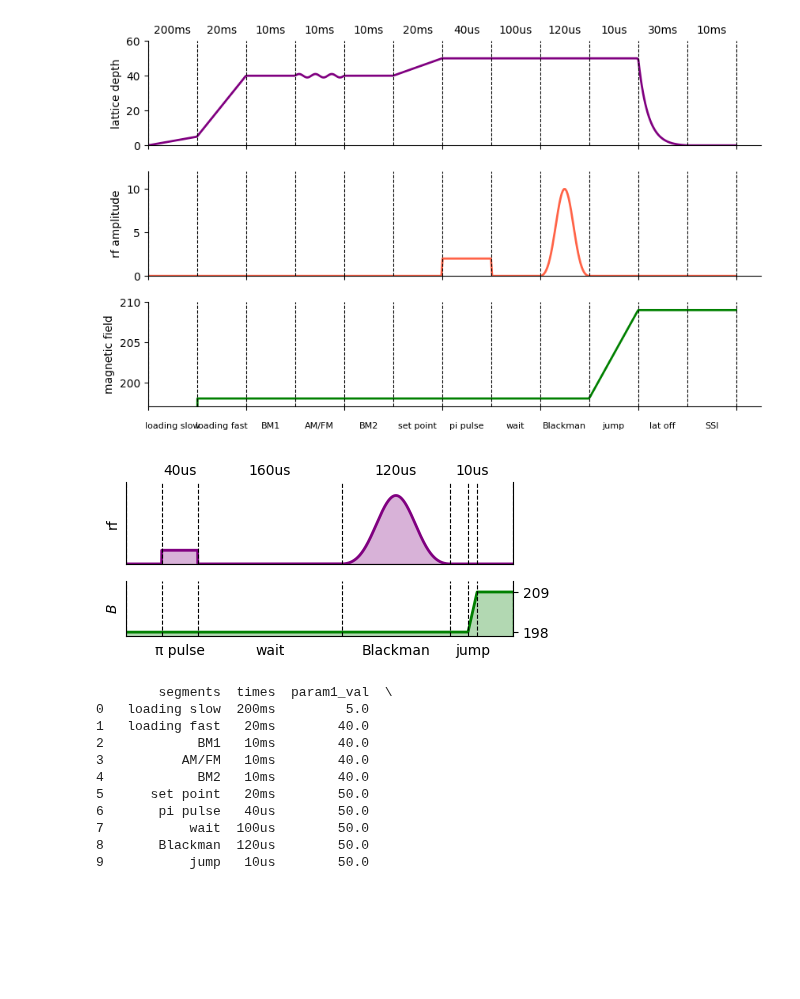
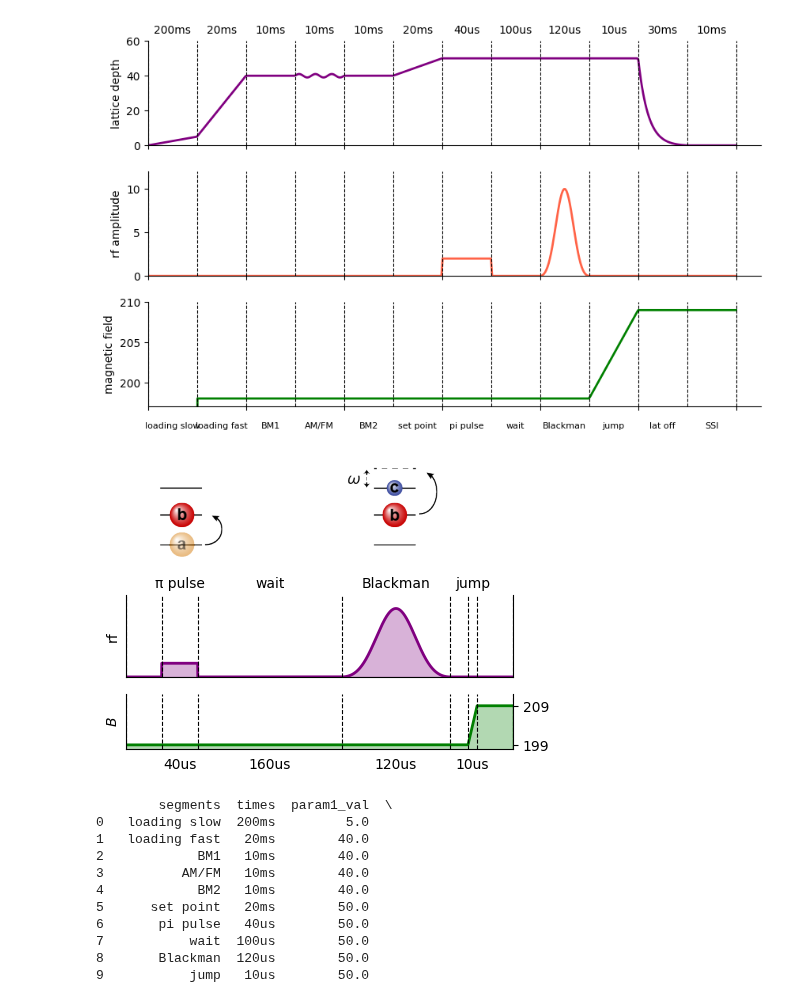
Before and after one commit to colinjdale/ChiPyLab, a Jupyter notebook: examples/plot_exp_sequence.ipynb, the cells around one changed output. Saved outputs shown, nothing was run; the diff lists cells and outputs as text; code cells hidden in the pictures; blank space fills up the shorter version.

Commit message:
Attempt at changing exp seq figure

```diff
--- a/examples/plot_exp_sequence.ipynb
+++ b/examples/plot_exp_sequence.ipynb
@@ -342,6 +342,9 @@ from pathlib import Path
 sys.path.append(str(Path(os.getcwd()).parent))
 
 from general.exp_sequence import *
+from matplotlib.cbook import get_sample_data
+
+img_folder = os.path.join(Path(os.getcwd()).parent, "data", "imgs")
 # %%
 # Define parameters
 labels = ['rf', r'$B$']
@@ -376,36 +379,55 @@ for ax, (y, ylims, label, color) in zip(axes, parameters):
     ax.plot(x, y, color=color, lw=2)
     ax.fill_between(x, y, color=color, alpha=0.3)
     ax.set(xlim=[0, max(x)], ylim=ylims, ylabel=label)
     ax.spines['top'].set_visible(False)
     # ax.spines['right'].set_visible(False)
 
 # Vertical dashed lines for segment boundaries
 for ax in axes:
     for s in x_edges:
         ax.axvline(s, color='k', linestyle='--', lw=0.8)
 
 # Add duration and label annotations
 for i, (name, duration) in enumerate(zip(df['segments'].values, df['times'].values)):
-    axes[0].text(x_centers[i], 1.05, f"{duration}", ha='center',
+    axes[0].text(x_centers[i], 1.05, name, ha='center',
                  va='bottom', transform=axes[0].get_xaxis_transform())
-    axes[-1].text(x_centers[i], -0.15, name, ha='center',
+    axes[-1].text(x_centers[i], -0.15, f"{duration}", ha='center',
                  va='top', transform=axes[-1].get_xaxis_transform(), fontsize=10)
 
 axes[-1].set_xticklabels([])
 axes[-1].set_xticks([])
 # plt.tight_layout()
 
 axes[0].set_yticklabels([])
 axes[0].set_yticks([])
 
 axes[1].yaxis.set_label_position("left")
 axes[1].yaxis.tick_right()
 axes[1].set_yticks([199, 209])
 axes[1].set_yticklabels([199, 209])
 
+
+# Add spin state images
+size = 1.2
+
+ax = axes[0]
+image_path = get_sample_data(os.path.join(img_folder, 'pio2_pulse.png'))
+img0 = plt.imread(image_path)
+
+img_ax0 = ax.inset_axes([-0.45, 1.4, size, size])
+img_ax0.imshow(img0)
+img_ax0.axis('off')
+
+image_path = get_sample_data(os.path.join(img_folder, 'pwave_spectroscopy.png'))
+img1 = plt.imread(image_path)
+
+img_ax1 = ax.inset_axes([0.1, 1.4, size, size])
+img_ax1.imshow(img1)
+img_ax1.axis('off')
+
 plt.show()
 # %% [output]
-[figure, old version]
+[figure, new version]
 # %%
 fig.savefig("outputs/exp_sequence_q2d.pdf")
 # %%
```
Also changed, not shown: 5 other files.
